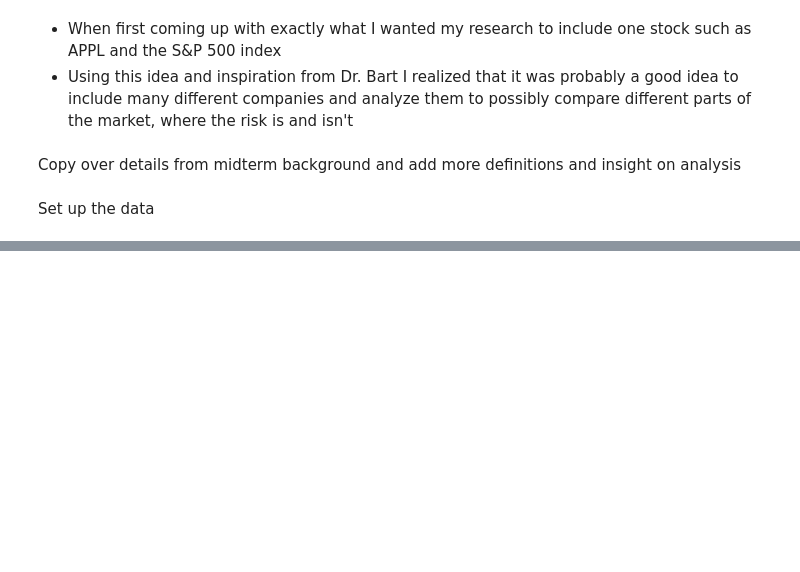
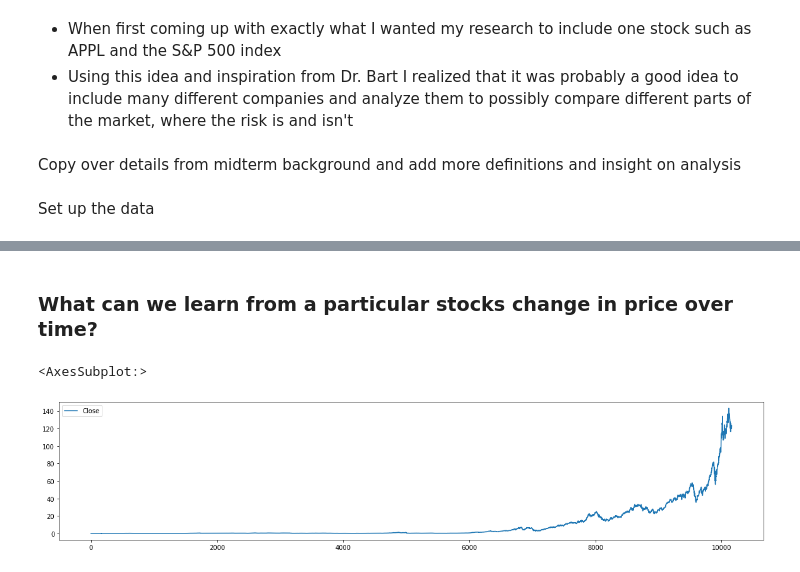
Before and after one commit to ithakker/367MidermIshaanThakker, a Jupyter notebook: messy-Stock Market Risk.ipynb, the cells around one changed output, grey strips where cells are left out. Cells and saved outputs as stored; diff of their text form; code cells hidden in the pictures; blank space fills up the shorter version.

```diff
--- a/messy-Stock Market Risk.ipynb
+++ b/messy-Stock Market Risk.ipynb
@@ -13,6 +13,9 @@ Set up the data
 import pandas as pd
 from scipy import stats
 import matplotlib.pyplot as plt
+import seaborn as sns
+from datetime import datetime
+
 
 #Apple
 AAPL = pd.read_csv("data/AAPL.csv")
@@ -27,7 +30,9 @@ GME = pd.read_csv("data/GME.csv")
 #S&P 500
 SP500 = pd.read_csv("data/constituents_csv.csv")
 
+AAPL.sort_values(by = ['Date'], inplace = True, ascending = False)
 MSFT.sort_values(by = ['Date'], inplace = True, ascending = False)
 TSLA.sort_values(by = ['Date'], inplace = True, ascending = False)
 NKE.sort_values(by = ['Date'], inplace = True, ascending = False)
 GME.sort_values(by = ['Date'], inplace = True, ascending = False)
+AAPL.info()
@@ -33,0 +75,9 @@ GME.sort_values(by = ['Date'], inplace = True, ascending = False)
+# %% [markdown]
+### What can we learn from a particular stocks change in price over time?
+# %%
+#FIX: Figure out how to plot with certain dates
+sort = (AAPL['Date'] > '2010-01-01') & (AAPL['Date'] <= '2021-01-01')
+AAPL['Close'].plot(legend = True, figsize = (20,4))
+# %% [output]
+<AxesSubplot:>
+[figure, added]
```
Also changed, not shown: parts of 11 cells of this notebook, 1 other file.
